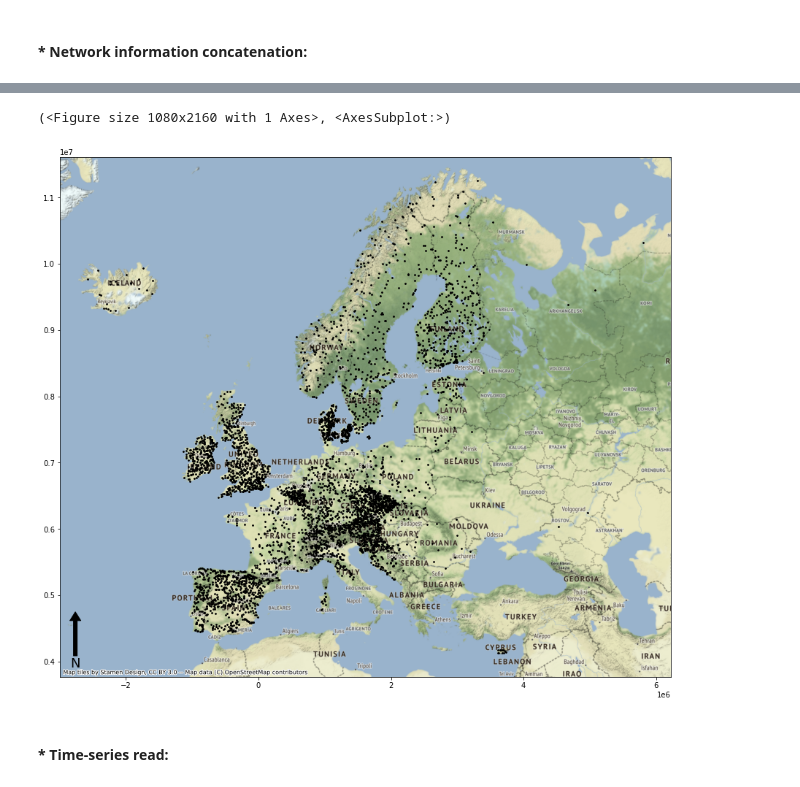
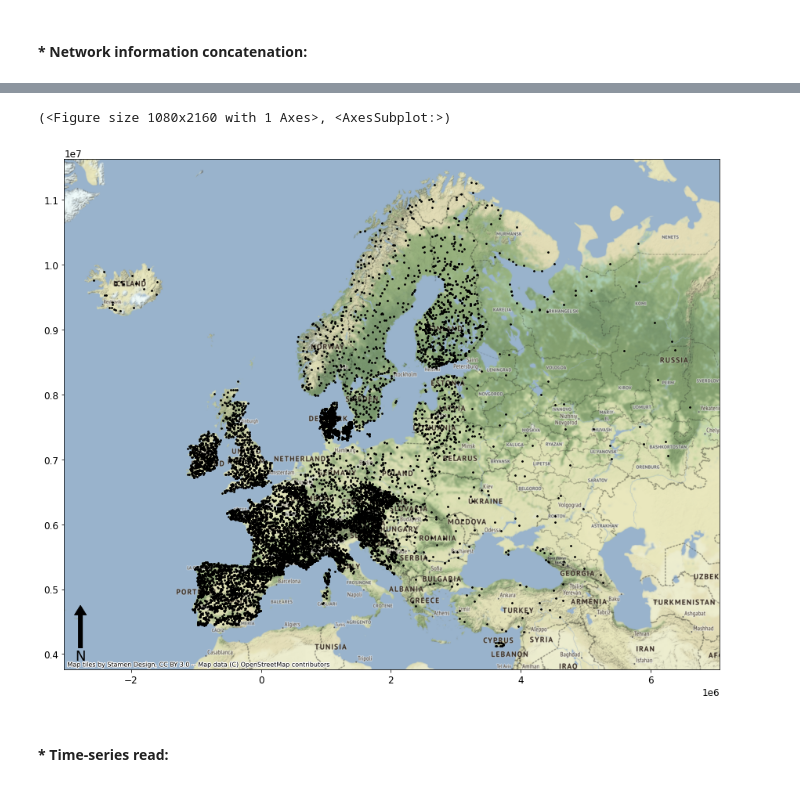
Before and after one commit to thiagovmdon/HydroEawag, a Jupyter notebook: D_20_Data_EU.ipynb, the cells around one changed output, grey strips where cells are left out. Cells and saved outputs as stored; diff of their text form; code cells hidden in the pictures.

```diff
--- a/D_20_Data_EU.ipynb
+++ b/D_20_Data_EU.ipynb
@@ -153,2 +161,0 @@ network_BE
-# %%
-geospatialfunctions.plotpointsmap(network_BE.set_index("code").loc[:, ["lon", "lat"]], showcodes = False, colorpoints="red")
@@ -1060,0 +1287,17 @@ network_CH
+# %%
+# 39. Bulgaria (BG):
+network_BG = pd.read_excel(r"GRDC\timeseries\countries\network_BGo.xlsx")
+
+# Here we clean our dataframe for only the useful columns:
+network_BG = network_BG[["new_code", "Code", "station", "river", "area", "elevation", "CoordX", "CoordY"]]
+
+# For Belgium we do not have the elevation information:
+network_BG.columns = ["new_code", "code", "name", "river", "area", "elev", "lon", "lat"]
+
+# Here we assing the country:
+network_BG["country"] = "BG"
+
+# Now we convert the column to str:
+network_BG.code = network_BG.code.astype(str)
+
+network_BG
@@ -1062,9 +1315,13 @@ network_CH
 #### * Network information concatenation:
 # %%
 network_EU = pd.concat([network_AT, network_BE, network_BY, network_BA, network_HR, network_CY, network_CZ,
-                       network_DK, network_EE, network_FI, network_FR, network_DE, network_GB, network_IS,
-                       network_IE, network_IT, network_LV, network_LT, network_LU, network_NL, network_NI,
+                       network_DK, network_EE, network_FI, network_FR, network_DE, network_GR, network_GB,
+                       network_HU, network_IS,
+                       network_IE, network_IT, network_LV, network_LT, network_LU, network_NL, network_NL_grdc,
+                       network_NI,
                        network_NO, network_PL, network_PT, network_RO, network_RU, network_RS, network_SK,
-                       network_SI, network_ES, network_SE, network_CH], axis=0)
+                       network_SI, network_ES, network_SE, network_CH,
+                       network_MK, network_MD, network_UA, network_TR, network_BG], axis=0)
+
 network_EU
 # %% [output]
@@ -1084,11 +1340,0 @@ network_EU
-# %%
-network_EU['new_code'] = np.nan
-# Here we create a new unique code for each station based on their code and index:
-for pais in network_EU['country'].unique():
-    mask = network_EU['country'] == pais
-    network_EU.loc[mask, 'new_code'] = range(1, len(network_EU[mask]) + 1)
-
-network_EU.loc[:, 'new_code'] = network_EU.loc[:, 'new_code'].astype(int)
-network_EU.new_code = network_EU.new_code.astype(str).str.zfill(4)
-network_EU.new_code = network_EU.country + network_EU.new_code
-network_EU
@@ -1129,8 +1347,8 @@ network_EU[network_EU["country"] == "NI"]
 # %%
-geospatialfunctions.plotpointsmap(network_EU.set_index("code").loc[:, ["lon", "lat"]], showcodes = False)
+geospatialfunctions.plotpointsmap(network_EU.set_index("new_code").loc[:, ["lon", "lat"]], showcodes = False)
 # %% [output]
 (<Figure size 1080x2160 with 1 Axes>, <AxesSubplot:>)
-[figure, old version]
+[figure, new version]
 # %% [markdown]
 #### * Time-series read:
 # %% [markdown]
```
Also changed, not shown: parts of 54 cells of this notebook, 1 other file.
